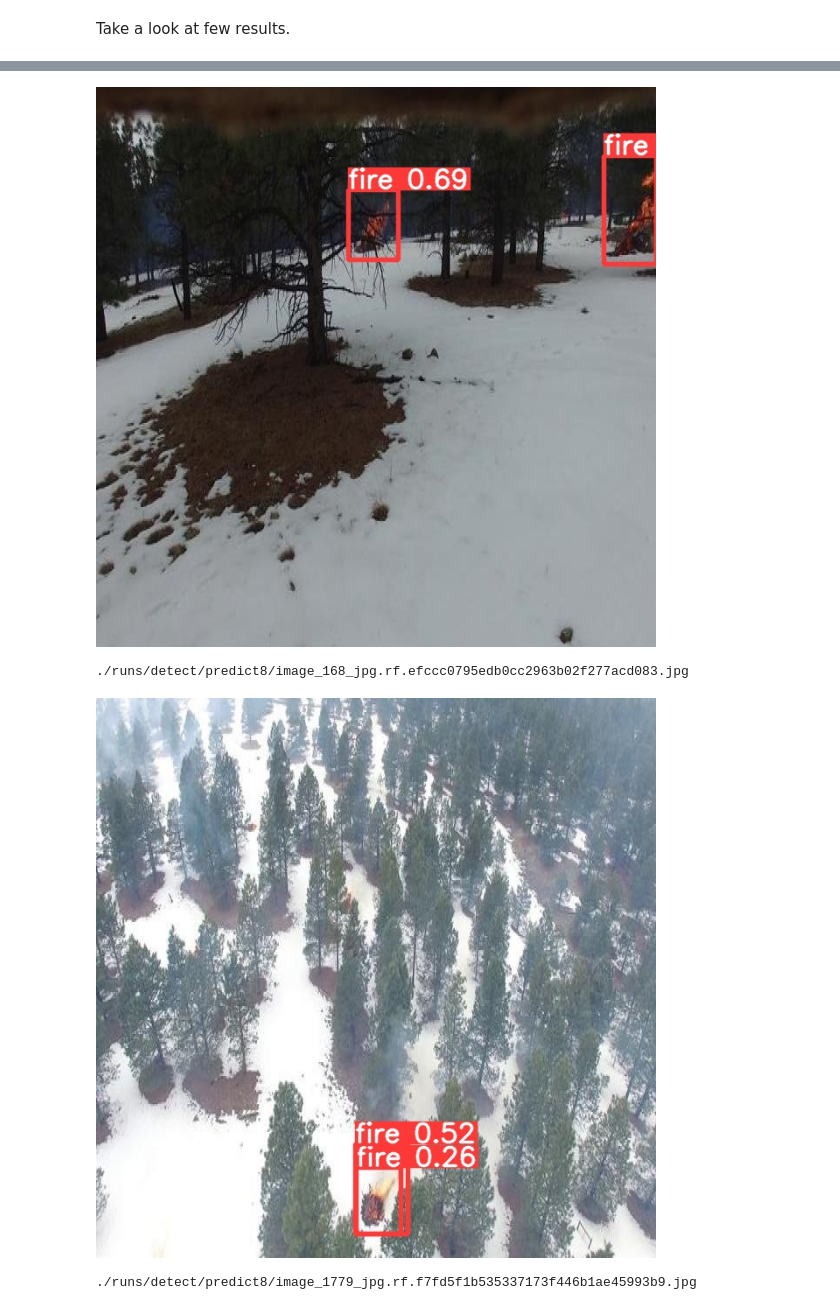
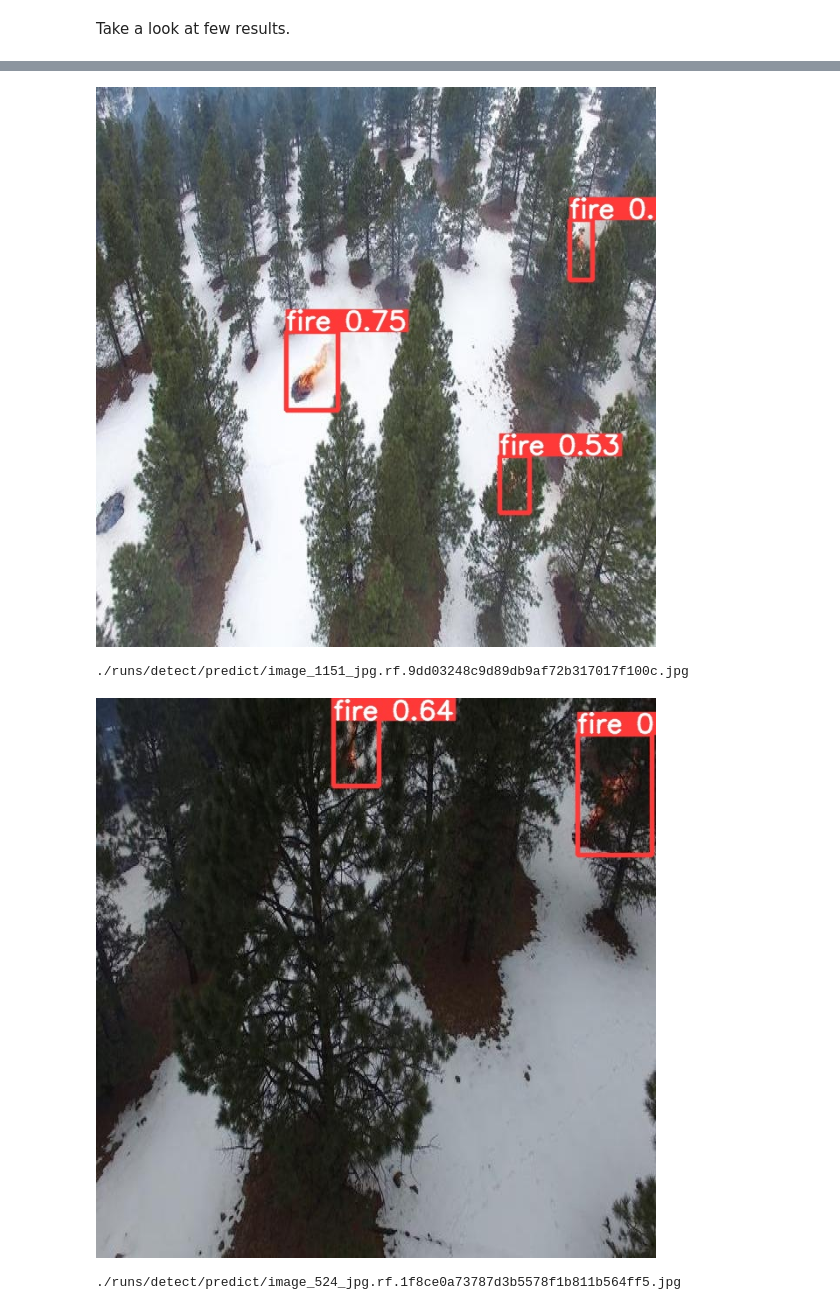
Before and after one commit to calvinyz/a2d2, a Jupyter notebook: Wildfire_Detection/YOLOv8/fire-detection-flame-aerial-yolov8.ipynb, the cells around one changed output, grey strips where cells are left out. Drawn from its saved outputs; the diff is of its cells as text; code cells hidden in the pictures.

```diff
--- a/Wildfire_Detection/YOLOv8/fire-detection-flame-aerial-yolov8.ipynb
+++ b/Wildfire_Detection/YOLOv8/fire-detection-flame-aerial-yolov8.ipynb
@@ -137,7 +134,7 @@ Take a look at few results.
 import glob
 from IPython.display import Image, display
 
-for image_path in glob.glob(f'./runs/detect/predict8/*.jpg')[:5]:
+for image_path in glob.glob(f'./runs/detect/predict/*.jpg')[:5]:
       display(Image(filename=image_path, width=800))
       print(image_path)
       print("\n")
@@ -147,4 +144,4 @@ for image_path in glob.glob(f'./runs/detect/predict8/*.jpg')[:5]:
-[figure, old version]
+[figure, new version]
-./runs/detect/predict8/image_168_jpg.rf.efccc0795edb0cc2963b02f277acd083.jpg
+./runs/detect/predict/image_1151_jpg.rf.9dd03248c9d89db9af72b317017f100c.jpg
-[figure, old version]
+[figure, new version]
-./runs/detect/predict8/image_1779_jpg.rf.f7fd5f1b535337173f446b1ae45993b9.jpg
+./runs/detect/predict/image_524_jpg.rf.1f8ce0a73787d3b5578f1b811b564ff5.jpg
```
Also changed, not shown: parts of 9 cells of this notebook.
